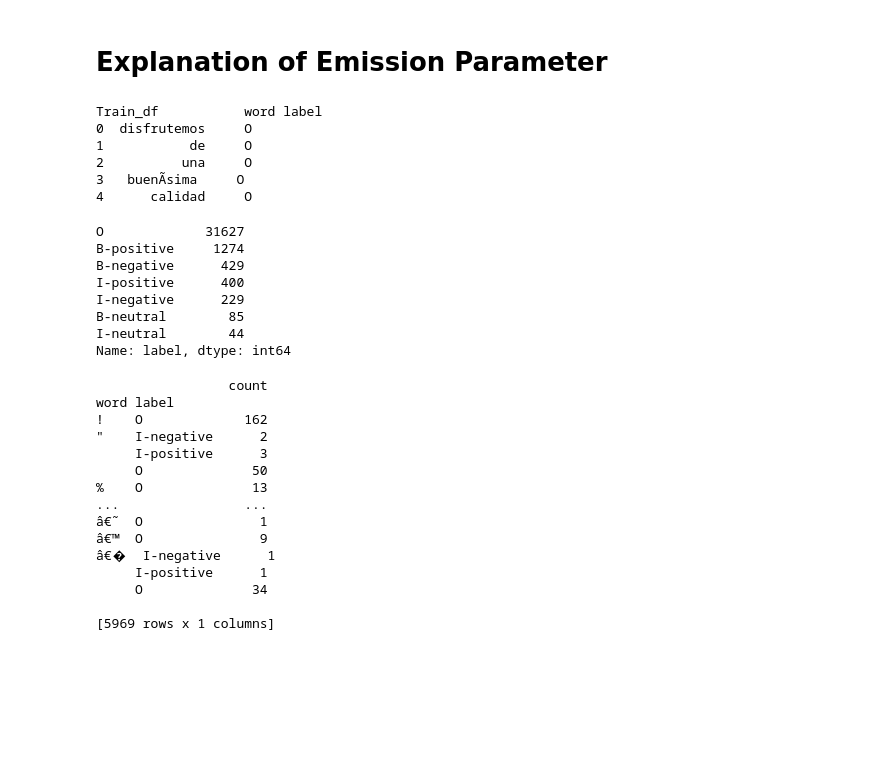
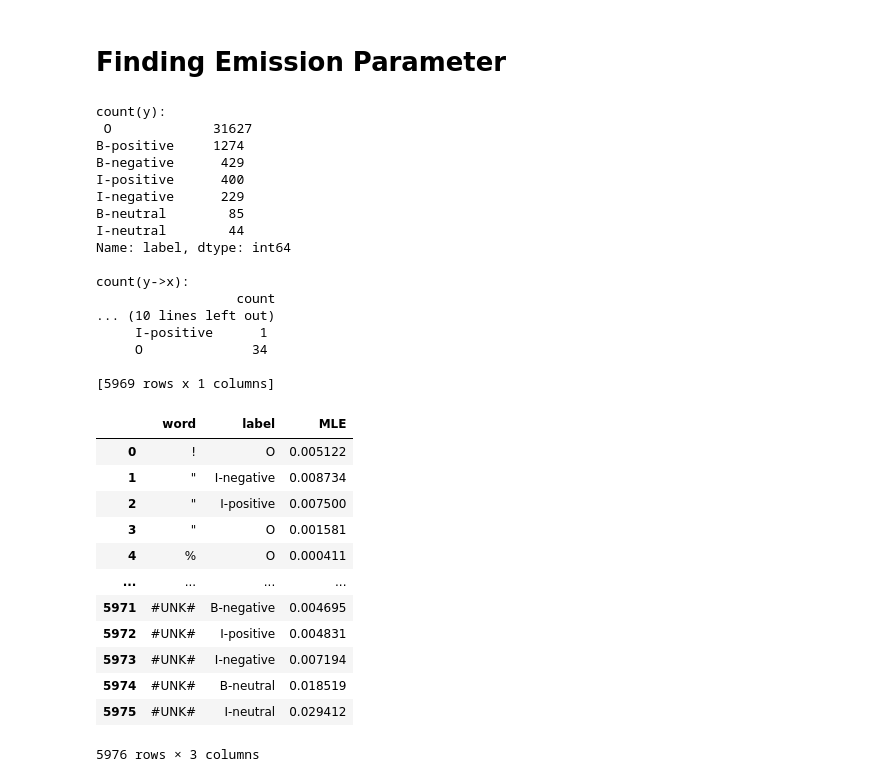
Before and after one commit to Cawinchan/HMM_sequence-labelling, a Jupyter notebook: project_part1.ipynb, the cells around one changed output. Saved outputs shown, nothing was run; the diff lists cells and outputs as text; code cells hidden in the pictures; blank space fills up the shorter version.

```diff
--- a/project_part1.ipynb
+++ b/project_part1.ipynb
@@ -11,50 +46,40 @@ def  MLE_emission_parameters(train_dir):
 # %% [markdown]
-# Explanation of Emission Parameter
+# Finding Emission Parameter
 # %%
-import pandas as pd
-
 train_dir = "data/ES/train"
 
 train_df = pd.read_csv(train_dir,sep="/t",index_col=None,header=None) # Fix error of tokenization
-train_df = train_df[0].str.split(" ", expand=True) # Get our words and labels
-train_df.rename(columns={0: "word", 1: "label"},inplace=True)
-print("Train_df",train_df.head())
+df = MLE_emission_parameters(train_df)
+df = add_unknown_word_token(df,k=1)
+df
 # %% [output]
-Train_df           word label
-0  disfrutemos     O
-1           de     O
-2          una     O
-3   buenÃ­sima     O
-4      calidad     O
+count(y):
+ O             31627
+B-positive     1274
+B-negative      429
+I-positive      400
+I-negative      229
+B-neutral        85
+I-neutral        44
+Name: label, dtype: int64
+
+count(y->x):
+                  count
+... (10 lines left out)
+     I-positive      1
+     O              34
+
+[5969 rows x 1 columns]
+|  | word | label | MLE |
+| 0 | ! | O | 0.005122 |
+| 1 | " | I-negative | 0.008734 |
+| 2 | " | I-positive | 0.007500 |
+| 3 | " | O | 0.001581 |
+| 4 | % | O | 0.000411 |
+| ... | ... | ... | ... |
+| 5971 | #UNK# | B-negative | 0.004695 |
+| 5972 | #UNK# | I-positive | 0.004831 |
+| 5973 | #UNK# | I-negative | 0.007194 |
+| 5974 | #UNK# | B-neutral | 0.018519 |
+| 5975 | #UNK# | I-neutral | 0.029412 |
+5976 rows × 3 columns
-# %%
-y_labels_counts = train_df['label'].value_counts()
-print(y_labels_counts)
-# %% [output]
-O             31627
-B-positive     1274
-B-negative      429
-I-positive      400
-I-negative      229
-B-neutral        85
-I-neutral        44
-Name: label, dtype: int64
-# %%
-y_labels_to_x_counts = train_df.groupby(by=["word",'label']).size()
-y_labels_to_x_counts = pd.DataFrame(y_labels_to_x_counts,index=None,columns=["count"])
-print(y_labels_to_x_counts)
-# %% [output]
-                 count
-word label
-!    O             162
-"    I-negative      2
-     I-positive      3
-     O              50
-%    O              13
-...                ...
-â€˜  O               1
-â€™  O               9
-â€�  I-negative      1
-     I-positive      1
-     O              34
-
-[5969 rows x 1 columns]
```
Also changed, not shown: parts of 12 cells of this notebook, 1 other file.
